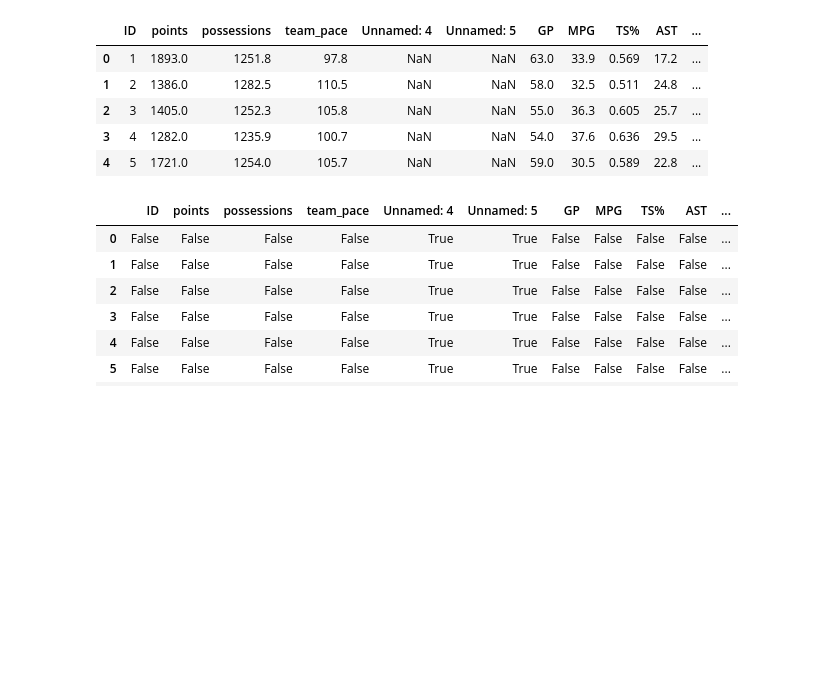
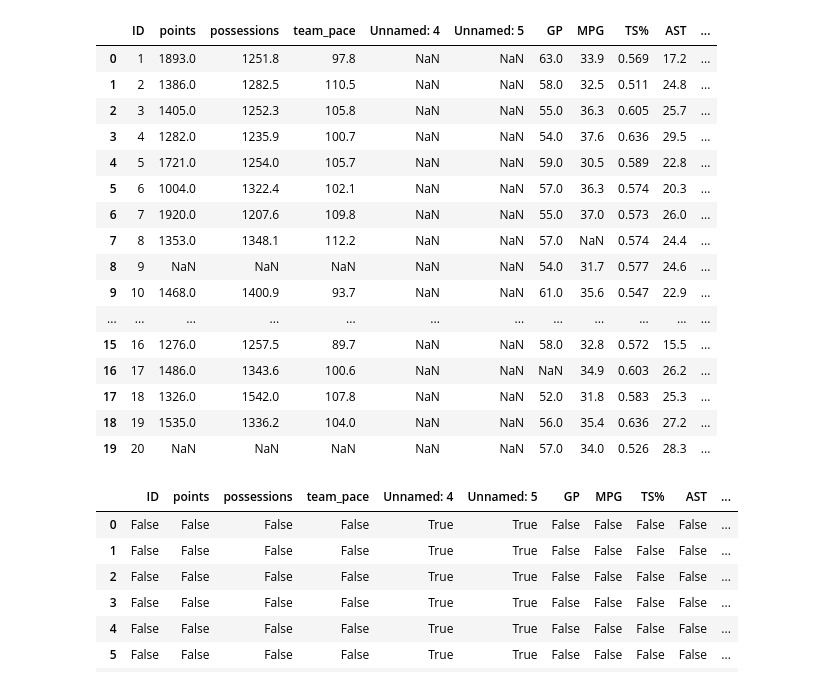
Before and after one commit to flegaspi700/SJ-FML, a Jupyter notebook: sj-fml.ipynb, the cells around one changed output. Saved outputs shown, nothing was run; the diff lists cells and outputs as text; code cells hidden in the pictures; blank space fills up the shorter version.

```diff
--- a/sj-fml.ipynb
+++ b/sj-fml.ipynb
@@ -5,14 +7,25 @@ import pandas as pd
 player_df = pd.read_csv('player_data.txt')
 # %%
 # Print out the first five rows of the player_df DataFrame.
-player_df.head()
+player_df.head(20)
 # %% [output]
 |  | ID | points | possessions | team_pace | Unnamed: 4 | Unnamed: 5 | GP | MPG | TS% | AST | ... |
 | 0 | 1 | 1893.0 | 1251.8 | 97.8 | NaN | NaN | 63.0 | 33.9 | 0.569 | 17.2 | ... |
 | 1 | 2 | 1386.0 | 1282.5 | 110.5 | NaN | NaN | 58.0 | 32.5 | 0.511 | 24.8 | ... |
 | 2 | 3 | 1405.0 | 1252.3 | 105.8 | NaN | NaN | 55.0 | 36.3 | 0.605 | 25.7 | ... |
 | 3 | 4 | 1282.0 | 1235.9 | 100.7 | NaN | NaN | 54.0 | 37.6 | 0.636 | 29.5 | ... |
 | 4 | 5 | 1721.0 | 1254.0 | 105.7 | NaN | NaN | 59.0 | 30.5 | 0.589 | 22.8 | ... |
+| 5 | 6 | 1004.0 | 1322.4 | 102.1 | NaN | NaN | 57.0 | 36.3 | 0.574 | 20.3 | ... |
+| 6 | 7 | 1920.0 | 1207.6 | 109.8 | NaN | NaN | 55.0 | 37.0 | 0.573 | 26.0 | ... |
+| 7 | 8 | 1353.0 | 1348.1 | 112.2 | NaN | NaN | 57.0 | NaN | 0.574 | 24.4 | ... |
+| 8 | 9 | NaN | NaN | NaN | NaN | NaN | 54.0 | 31.7 | 0.577 | 24.6 | ... |
+| 9 | 10 | 1468.0 | 1400.9 | 93.7 | NaN | NaN | 61.0 | 35.6 | 0.547 | 22.9 | ... |
+| ... | ... | ... | ... | ... | ... | ... | ... | ... | ... | ... | ... |
+| 15 | 16 | 1276.0 | 1257.5 | 89.7 | NaN | NaN | 58.0 | 32.8 | 0.572 | 15.5 | ... |
+| 16 | 17 | 1486.0 | 1343.6 | 100.6 | NaN | NaN | NaN | 34.9 | 0.603 | 26.2 | ... |
+| 17 | 18 | 1326.0 | 1542.0 | 107.8 | NaN | NaN | 52.0 | 31.8 | 0.583 | 25.3 | ... |
+| 18 | 19 | 1535.0 | 1336.2 | 104.0 | NaN | NaN | 56.0 | 35.4 | 0.636 | 27.2 | ... |
+| 19 | 20 | NaN | NaN | NaN | NaN | NaN | 57.0 | 34.0 | 0.526 | 28.3 | ... |
 # %%
 # Total up the number of NaN values in each row of the DataFrame.
 player_df.isna()
```
Also changed, not shown: parts of 9 cells of this notebook.
